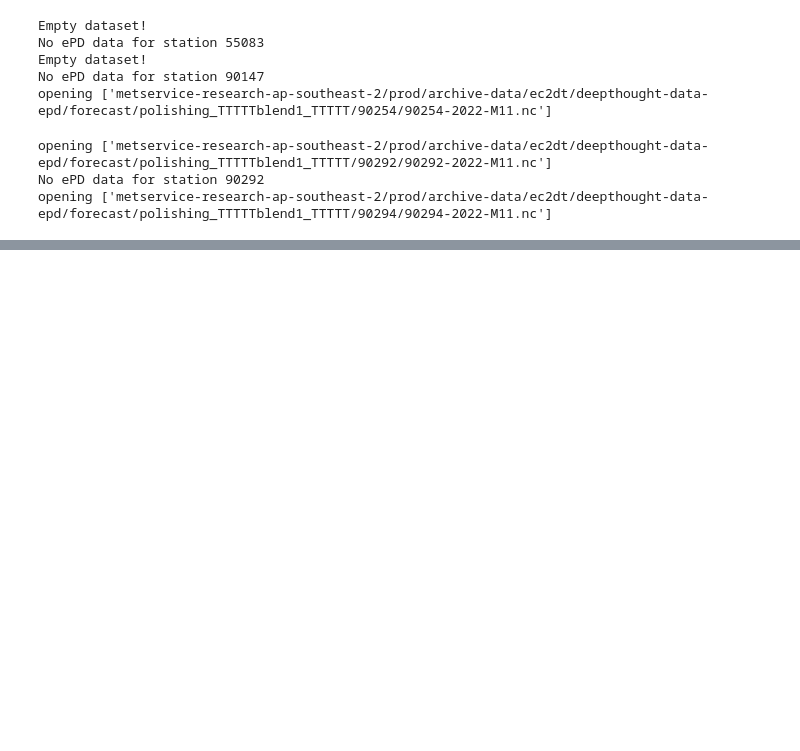
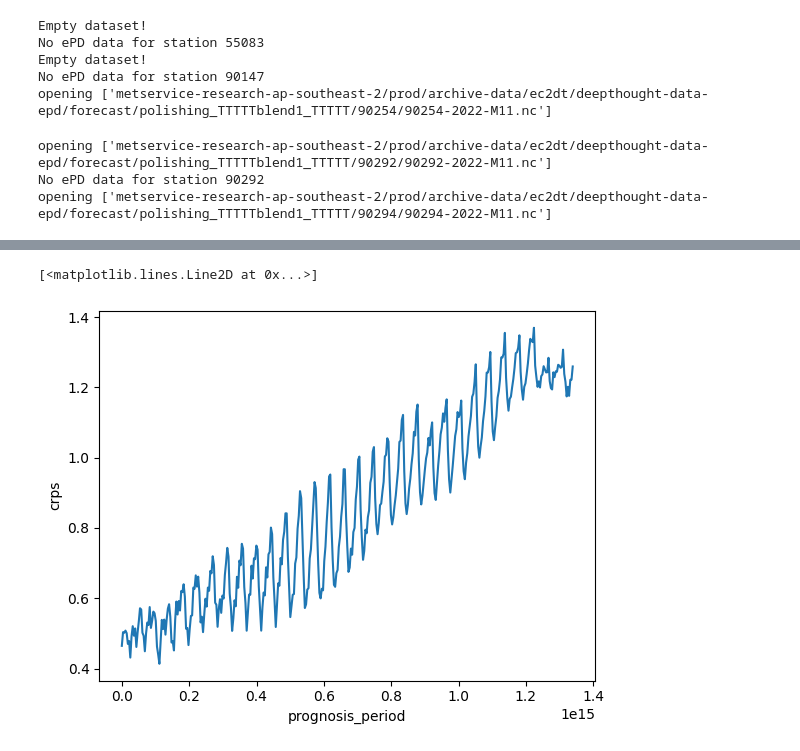
Before and after one commit to MetServiceDev/verif-data, a Jupyter notebook: example/ePD_temp_verif.ipynb, the cells around one changed output, grey strips where cells are left out. Cells and saved outputs as stored; diff of their text form; code cells hidden in the pictures; blank space fills up the shorter version.

Commit message:
dt verif for DLITE

```diff
--- a/example/ePD_temp_verif.ipynb
+++ b/example/ePD_temp_verif.ipynb
@@ -390,0 +370,10 @@ opening ['metservice-research-ap-southeast-2/prod/archive-data/ec2dt/deepthought
+# %%
+dt_start = datetime.datetime(2022,11, 1)
+dt_end = datetime.datetime(2022,11, 30)
+
+station = '93439'
+predictand='TTTTT'
+source='S3'
+dt_kind='DLITE'
+
+dlite_dt = get_dt_output(station, dt_start, dt_end, predictand, source, dt_kind, output=None)
@@ -390,0 +402,2 @@ opening ['metservice-research-ap-southeast-2/prod/archive-data/ec2dt/deepthought
+# %%
+dlite_verify = verify_dt_ouput(station, dt_start, dt_end, predictand, dt_kind)
@@ -390,0 +426,5 @@ opening ['metservice-research-ap-southeast-2/prod/archive-data/ec2dt/deepthought
+# %%
+dlite_verify['crps'].mean(dim='basetime').plot()
+# %% [output]
+[<matplotlib.lines.Line2D at 0x...>]
+[figure, added]
```
Also changed, not shown: parts of 9 cells of this notebook, 1 other file.
